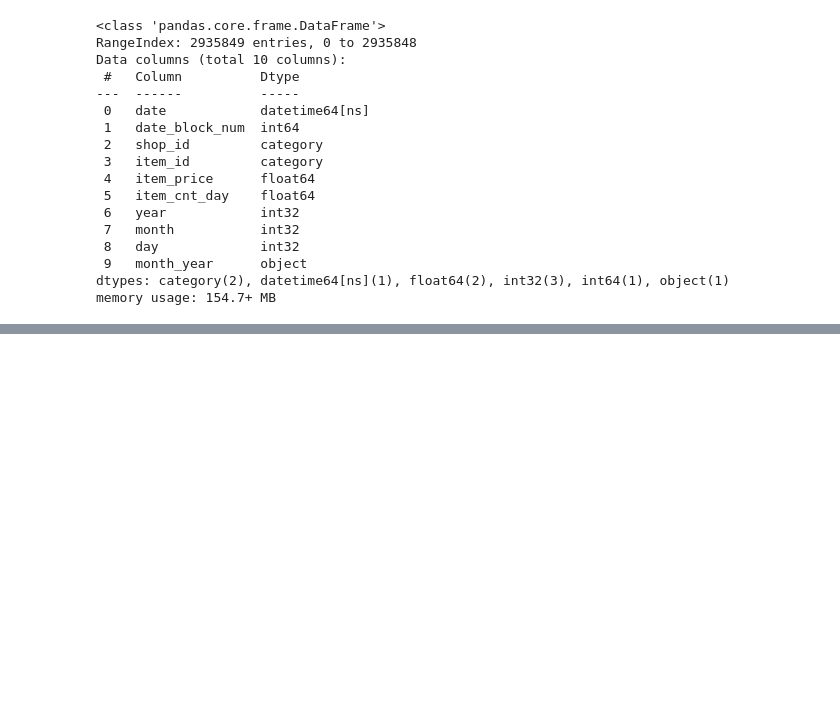
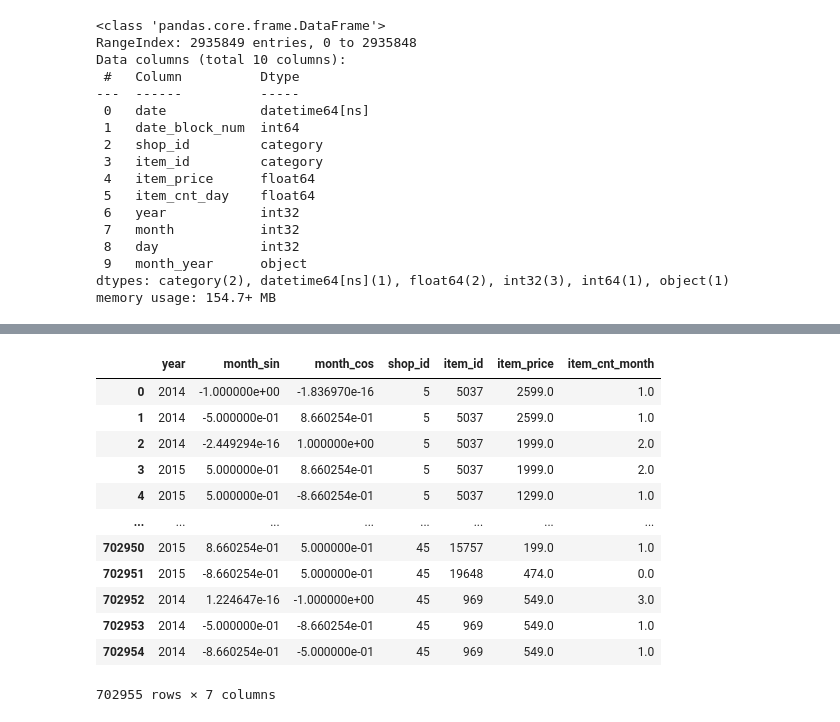
Before and after one commit to thaianle/future-sales-prediction, a Jupyter notebook: prediction_code.ipynb, the cells around one changed output, grey strips where cells are left out. Saved outputs shown, nothing was run; the diff lists cells and outputs as text; code cells hidden in the pictures; blank space fills up the shorter version.

```diff
--- a/prediction_code.ipynb
+++ b/prediction_code.ipynb
@@ -957,0 +719,9 @@ sales_train_month.head()
+# %%
+# Filter out the (shop_id, item_id) pairs not mentioned in the test set
+sales_train_org = test.merge(sales_train_org, how = 'left', on = ['shop_id', 'item_id'])
+
+# Remove the ID column
+sales_train_org.drop('ID', axis = 1, inplace = True)
+
+print(sales_train_org.shape)
+sales_train_org.tail()
@@ -957,0 +750,12 @@ sales_train_month.head()
+# %%
+# Impute the missing values with a constant
+sales_train_org['month_year'] = sales_train_org['month_year'].fillna(pd.Timestamp('2015-10-01'))
+sales_train_org['item_cnt_month'] = sales_train_org['item_cnt_month'].fillna(0)
+
+# Impute the item_price with the median prices
+from sklearn.impute import SimpleImputer
+imp = SimpleImputer(strategy = 'median')
+imputed_prices = imp.fit_transform(sales_train_org[['item_price']])
+sales_train_org['item_price'] = imputed_prices
+
+sales_train_org.tail()
@@ -957,0 +774,6 @@ sales_train_month.head()
+# %%
+# Split the month_year data into 2 separate month and year columns
+sales_train_org['year'] = sales_train_org['month_year'].dt.year
+sales_train_org['month'] = sales_train_org['month_year'].dt.month
+
+sales_train_org.head()
@@ -957,0 +787,11 @@ sales_train_month.head()
+# %%
+# Encode month using trigonometric encoding for cyclical features
+sales_train_month = sales_train_org.copy()
+
+sales_train_month['month_sin'] = np.sin(sales_train_month['month'] / 12 * 2 * np.pi)
+sales_train_month['month_cos'] = np.cos(sales_train_month['month'] / 12 * 2 * np.pi)
+
+# Keep the necessary columns only
+sales_train_month = sales_train_month[['year', 'month_sin', 'month_cos', 'shop_id', 'item_id', 'item_price', 'item_cnt_month']]
+print(sales_train_month.shape)
+sales_train_month.head()
@@ -957,0 +939,16 @@ sales_train_month.head()
+# %%
+sales_train_month
+# %% [output]
+|  | year | month_sin | month_cos | shop_id | item_id | item_price | item_cnt_month |
+| 0 | 2014 | -1.000000e+00 | -1.836970e-16 | 5 | 5037 | 2599.0 | 1.0 |
+| 1 | 2014 | -5.000000e-01 | 8.660254e-01 | 5 | 5037 | 2599.0 | 1.0 |
+| 2 | 2014 | -2.449294e-16 | 1.000000e+00 | 5 | 5037 | 1999.0 | 2.0 |
+| 3 | 2015 | 5.000000e-01 | 8.660254e-01 | 5 | 5037 | 1999.0 | 2.0 |
+| 4 | 2015 | 5.000000e-01 | -8.660254e-01 | 5 | 5037 | 1299.0 | 1.0 |
+| ... | ... | ... | ... | ... | ... | ... | ... |
+| 702950 | 2015 | 8.660254e-01 | 5.000000e-01 | 45 | 15757 | 199.0 | 1.0 |
+| 702951 | 2015 | -8.660254e-01 | 5.000000e-01 | 45 | 19648 | 474.0 | 0.0 |
+| 702952 | 2014 | 1.224647e-16 | -1.000000e+00 | 45 | 969 | 549.0 | 3.0 |
+| 702953 | 2014 | -5.000000e-01 | -8.660254e-01 | 45 | 969 | 549.0 | 1.0 |
+| 702954 | 2014 | -8.660254e-01 | -5.000000e-01 | 45 | 969 | 549.0 | 1.0 |
+702955 rows × 7 columns
```
Also changed, not shown: parts of 57 cells of this notebook, 1 other file.
